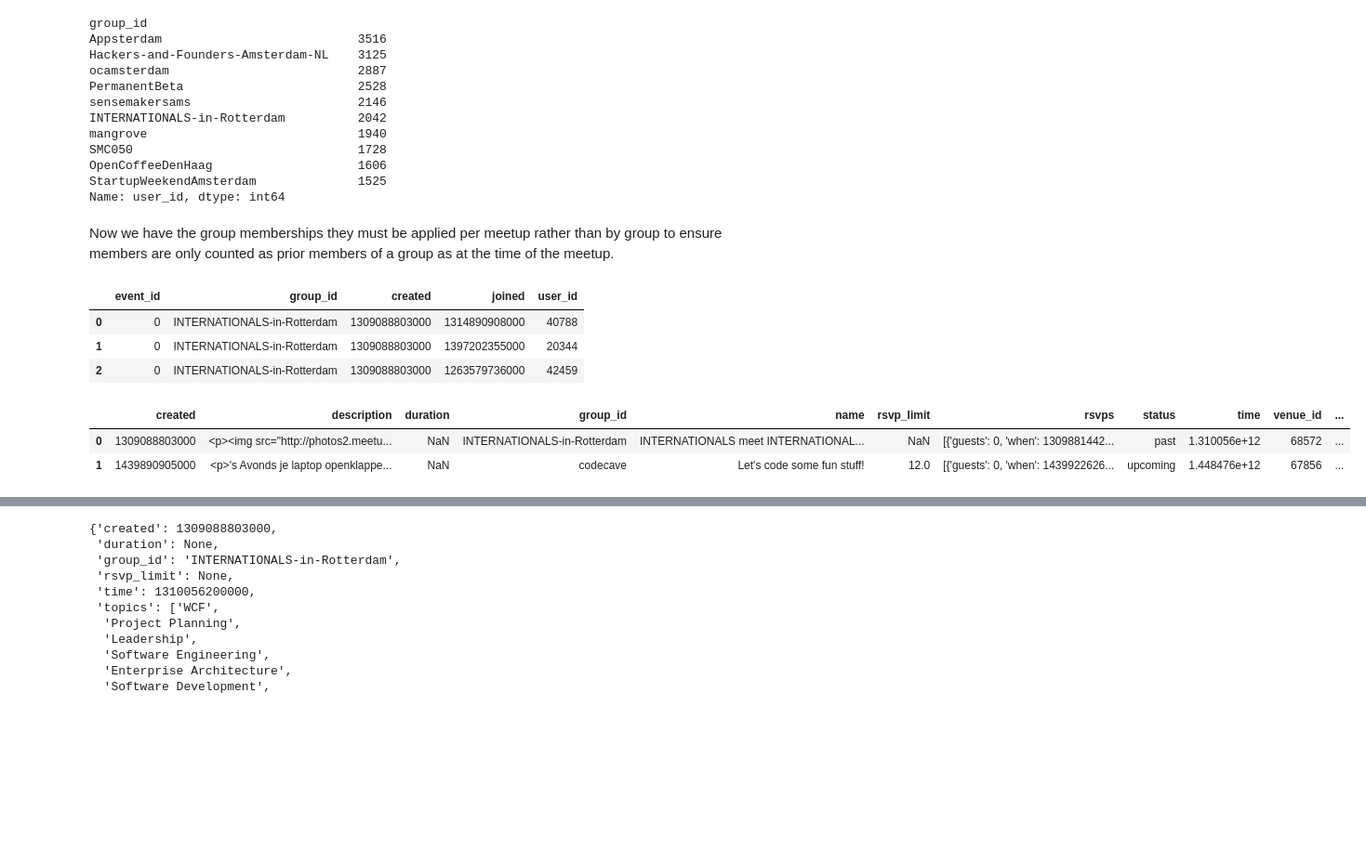
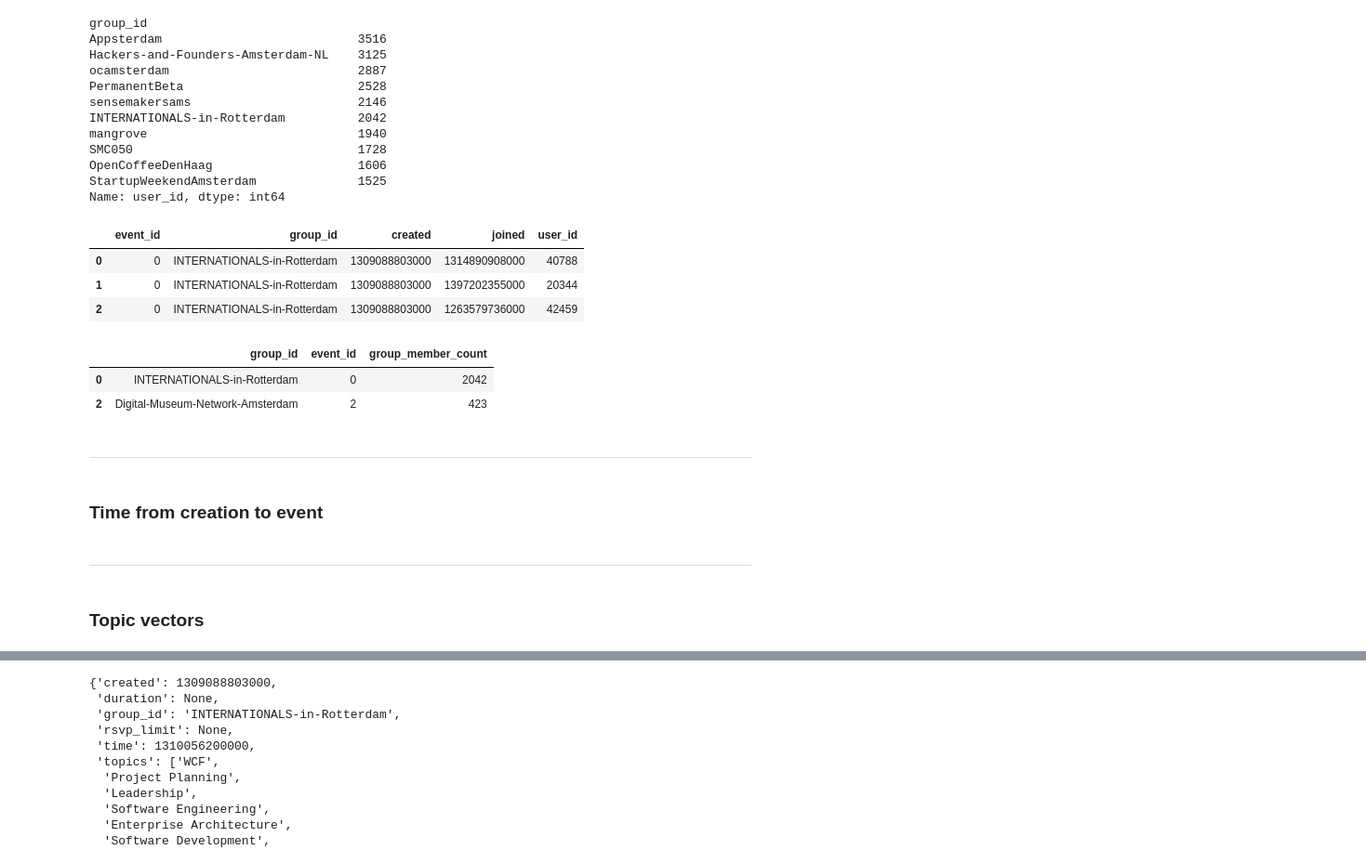
Before and after one commit to Ben-Pollard/event_predictor, a Jupyter notebook: Trainer/Train Event Predictor.ipynb, the cells around one changed output, grey strips where cells are left out. Shown at 93% size. Cells and saved outputs as stored; diff of their text form; code cells hidden in the pictures; blank space fills up the shorter version.

```diff
--- a/Trainer/Train Event Predictor.ipynb
+++ b/Trainer/Train Event Predictor.ipynb
@@ -42,6 +48,7 @@ Our first steps will be:
 # %%
 print("Number of events: %i" % len(events))
 print("Number of events in past: %i" % (events.status == 'past').sum())
+events = events[events.status == 'past']
 # %% [output]
 Number of events: 6200
 Number of events in past: 5628
@@ -50,10 +59,3 @@ def parse_rsvp(rsvp_json):
     return sum([e['response']=='yes' for e in rsvp_json])
 
 events['rsvp_yes'] = events.rsvps.apply(lambda x: parse_rsvp(x))
-
-selected_data = events[events.status == 'past'][['rsvp_yes','rsvp_limit']]
-
-maxRsvpLimit = selected_data.rsvp_limit.max()
-selected_data['rsvp_limit'].fillna(maxRsvpLimit, inplace=True)
-
-selected_data[0:3]
@@ -64,0 +64,3 @@ selected_data[0:3]
+# %%
+maxRsvpLimit = selected_data.rsvp_limit.max()
+events['rsvp_limit'].fillna(maxRsvpLimit, inplace=True)
@@ -346,8 +228,6 @@ SMC050                               1728
 OpenCoffeeDenHaag                    1606
 StartupWeekendAmsterdam              1525
 Name: user_id, dtype: int64
-# %% [markdown]
-Now we have the group memberships they must be applied per meetup rather than by group to ensure members are only counted as prior members of a group as at the time of the meetup.
 # %%
 events['event_id'] = events.index
 events_with_users = events[['event_id','group_id','created']].merge(memberships)
@@ -362,10 +242,18 @@ events_with_users[0:3]
 group_member_count = events_with_users.groupby('event_id')['group_id'].count()
 # %%
 events['group_member_count'] = group_member_count
-events[0:2]
+events[0:2][['group_id', 'event_id', 'group_member_count']]
 # %% [output]
-|  | created | description | duration | group_id | name | rsvp_limit | rsvps | status | time | venue_id | ... |
-| 0 | 1309088803000 | <p><img src="http://photos2.meetu... | NaN | INTERNATIONALS-in-Rotterdam | INTERNATIONALS meet INTERNATIONAL... | NaN | [{'guests': 0, 'when': 1309881442... | past | 1.310056e+12 | 68572 | ... |
-| 1 | 1439890905000 | <p>'s Avonds je laptop openklappe... | NaN | codecave | Let's code some fun stuff! | 12.0 | [{'guests': 0, 'when': 1439922626... | upcoming | 1.448476e+12 | 67856 | ... |
+|  | group_id | event_id | group_member_count |
+| 0 | INTERNATIONALS-in-Rotterdam | 0 | 2042 |
+| 2 | Digital-Museum-Network-Amsterdam | 2 | 423 |
+# %% [markdown]
+---
+# %% [markdown]
+### Time from creation to event
 # %%
 events['timeFromCreationToEvent'] = events.time - events.created
+# %% [markdown]
+---
+# %% [markdown]
+### Topic vectors
```
Also changed, not shown: parts of 113 cells of this notebook, 2 other files.
